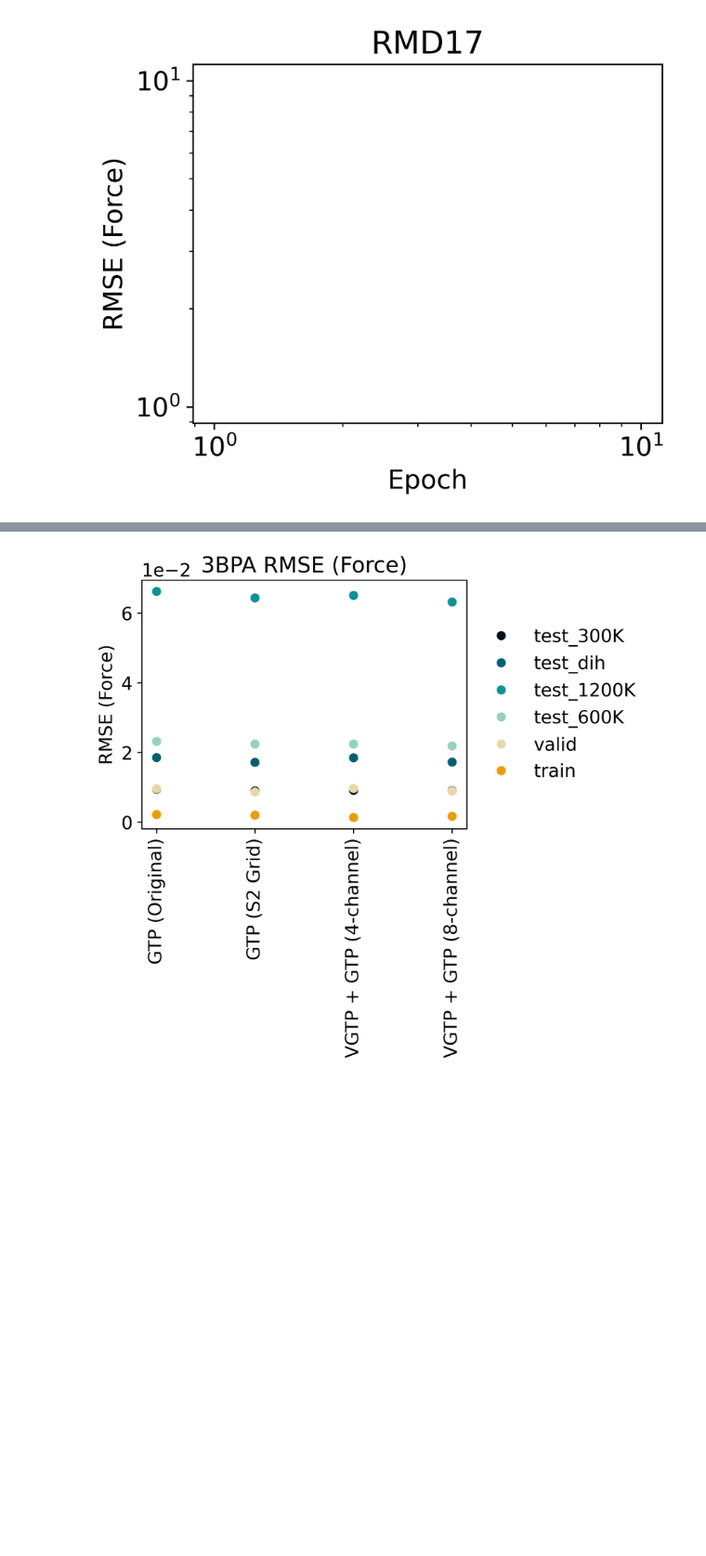
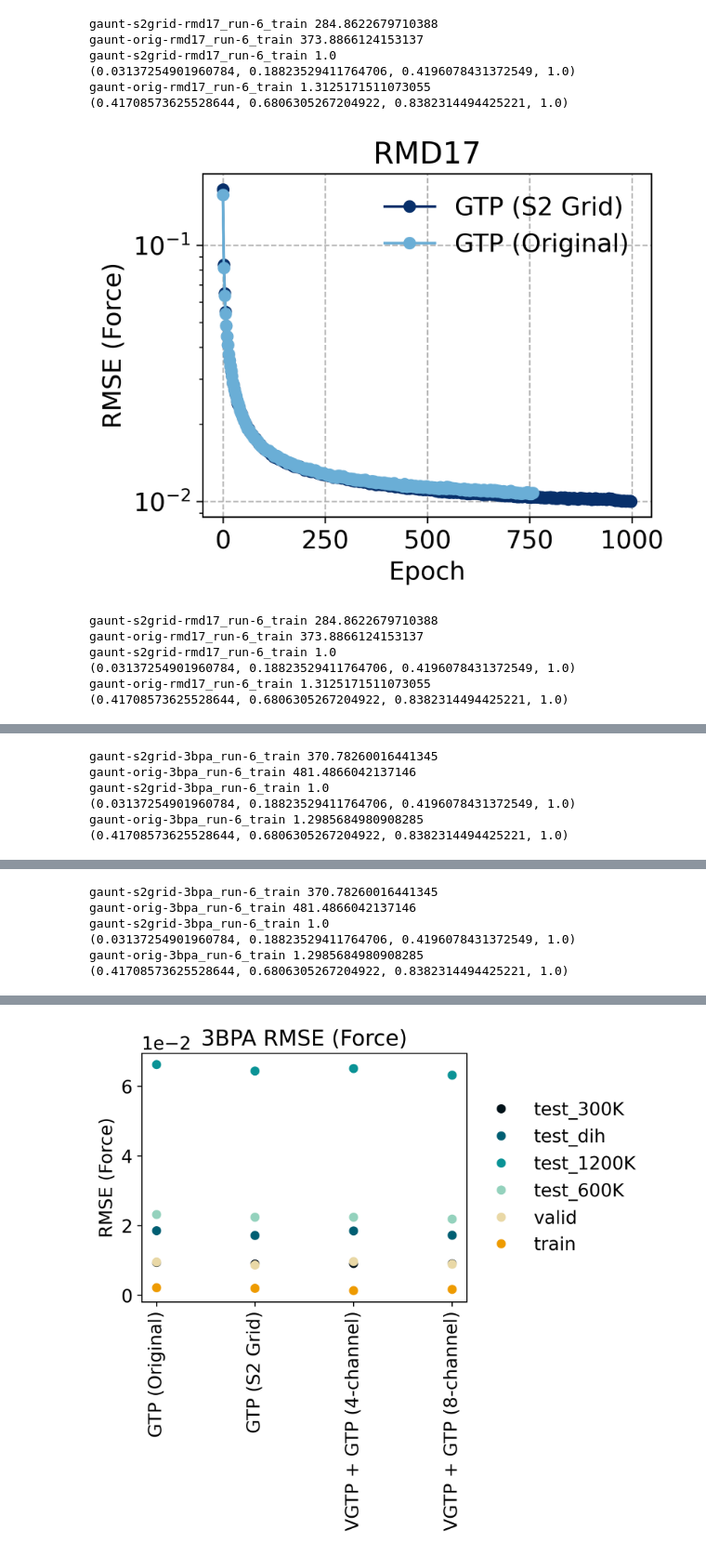
Before and after one commit to atomicarchitects/Gaunt-Tensor-Product-S2Grid, a Jupyter notebook: analyse_results.ipynb, the cells around one changed output, grey strips where cells are left out. Shown at 93% size. Drawn from its saved outputs; the diff is of its cells as text; code cells hidden in the pictures; blank space fills up the shorter version.

```diff
--- a/analyse_results.ipynb
+++ b/analyse_results.ipynb
@@ -57,14 +57,18 @@ def format_metric_name(metric_name: str) -> str:
 # Read all train results.
 all_results = collections.defaultdict(list)
 results_dirs = [
-    # "/home/ameyad/Gaunt-Tensor-Product/force-field-modeling-3bpa/results/rigorous",
-    "/home/ameyad/Gaunt-Tensor-Product/force-field-modeling-3bpa/results/",
+    "/home/ameyad/Gaunt-Tensor-Product/force-field-modeling-3bpa/results/rigorous",
+    # "/home/ameyad/Gaunt-Tensor-Product/force-field-modeling-3bpa/results/old/",
 ]
 
 for results_dir in results_dirs:
 
-    for results_file in os.listdir(results_dir):
+    for results_file in reversed(sorted(os.listdir(results_dir))):
         if not results_file.endswith("train.txt"):
+            continue
+
+        # Gaunt only
+        if not results_file.startswith("gaunt"):
             continue
 
         print(f"Reading {results_file}")
@@ -83,6 +87,7 @@ for results_dir in results_dirs:
 all_results_dfs = {}
 for results_file, results in all_results.items():
     all_results_dfs[results_file] = pd.DataFrame(results)
+
     # Add a column for the filename.
     all_results_dfs[results_file]["name"] = os.path.splitext(results_file)[0]
     all_results_dfs[results_file]["name_formatted"] = all_results_dfs[results_file]["name"].apply(format_results_file_name)
@@ -109,19 +116,54 @@ Reading vsh-4channel-se3-3bpa_run-6_train.txt
+# %%
+colors = {
+    "gaunt-s2grid": plt.cm.get_cmap('Blues')(1.0),   # Navy Blue
+    "gaunt-orig": plt.cm.get_cmap('Blues')(0.5) # Sky Blue
+}
 # %%
 for dataset in ["rmd17", "3bpa"]:
     dataset_df = all_results_dfs[all_results_dfs["dataset"] == dataset]
     for metric_name in ["rmse_f", "rmse_e"]:
+
+        min_time = 1e9
+        for results_file in dataset_df["name"].unique():
+            df = dataset_df[(dataset_df["name"] == results_file)]
+            print(results_file, df["time"].cumsum().max())
+            min_time = min(min_time, df["time"].cumsum().max())
+
         plt.figure()
         for results_file in dataset_df["name"].unique():
             df = dataset_df[(dataset_df["name"] == results_file)]
-            plt.plot(df["epoch"], df[metric_name], label=format_results_file_name(results_file))
+            print(results_file, df["time"].cumsum().max() / min_time)
+
+            for colorkey in colors.keys():
+                if results_file.startswith(colorkey):
+                    color = colors[colorkey]
+                    break
+
+            print(color)
+            df = df[df["time"].cumsum() <= min_time]
+            plt.plot(df["epoch"], df[metric_name], label=format_results_file_name(results_file), color=color)
+
         plt.yscale('log')
         plt.xlabel('Epoch')
-        plt.xscale('log')
+        # plt.xscale('log')
         plt.ylabel(f'{format_metric_name(metric_name)}')
         plt.legend()
-        # plt.ticklabel_format(style='plain', axis='x')
+        plt.ticklabel_format(style='plain', axis='x')
+        plt.grid(linestyle='--')
         plt.title(f"{format_dataset_name(dataset)}")
-        # plt.savefig(f"figures/{dataset}-{metric_name}.png", dpi=500)
+        plt.savefig(f"figures/{dataset}-{metric_name}.png", dpi=500)
         plt.show()
 # %% [output]
+gaunt-s2grid-rmd17_run-6_train 284.8622679710388
+gaunt-orig-rmd17_run-6_train 373.8866124153137
+gaunt-s2grid-rmd17_run-6_train 1.0
+(0.03137254901960784, 0.18823529411764706, 0.4196078431372549, 1.0)
+gaunt-orig-rmd17_run-6_train 1.3125171511073055
+(0.41708573625528644, 0.6806305267204922, 0.8382314494425221, 1.0)
-[figure, old version]
+[figure, new version]
+gaunt-s2grid-rmd17_run-6_train 284.8622679710388
+gaunt-orig-rmd17_run-6_train 373.8866124153137
+gaunt-s2grid-rmd17_run-6_train 1.0
+(0.03137254901960784, 0.18823529411764706, 0.4196078431372549, 1.0)
+gaunt-orig-rmd17_run-6_train 1.3125171511073055
+(0.41708573625528644, 0.6806305267204922, 0.8382314494425221, 1.0)
@@ -128,0 +171,6 @@ for dataset in ["rmd17", "3bpa"]:
+gaunt-s2grid-3bpa_run-6_train 370.78260016441345
+gaunt-orig-3bpa_run-6_train 481.4866042137146
+gaunt-s2grid-3bpa_run-6_train 1.0
+(0.03137254901960784, 0.18823529411764706, 0.4196078431372549, 1.0)
+gaunt-orig-3bpa_run-6_train 1.2985684980908285
+(0.41708573625528644, 0.6806305267204922, 0.8382314494425221, 1.0)
@@ -129,0 +178,6 @@ for dataset in ["rmd17", "3bpa"]:
+gaunt-s2grid-3bpa_run-6_train 370.78260016441345
+gaunt-orig-3bpa_run-6_train 481.4866042137146
+gaunt-s2grid-3bpa_run-6_train 1.0
+(0.03137254901960784, 0.18823529411764706, 0.4196078431372549, 1.0)
+gaunt-orig-3bpa_run-6_train 1.2985684980908285
+(0.41708573625528644, 0.6806305267204922, 0.8382314494425221, 1.0)
```
Also changed, not shown: parts of 3 cells of this notebook.
